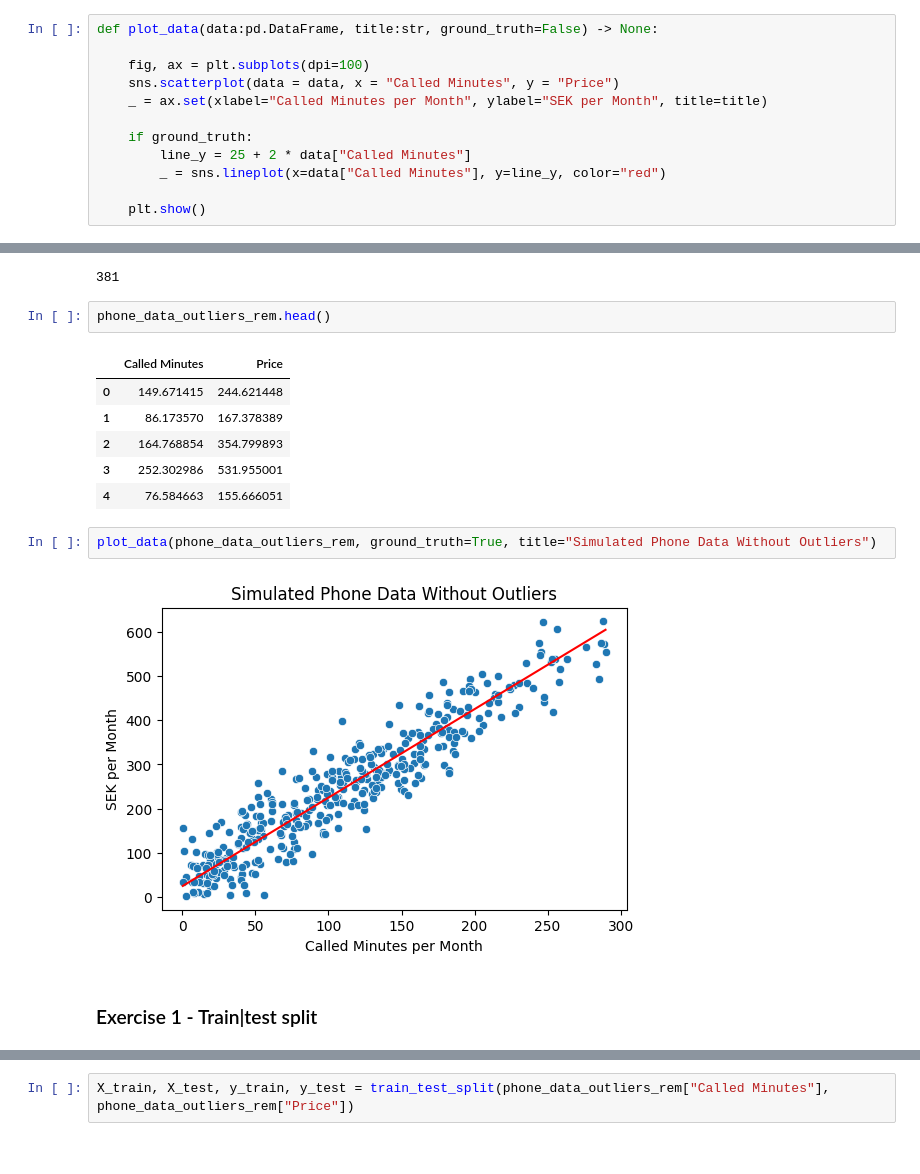
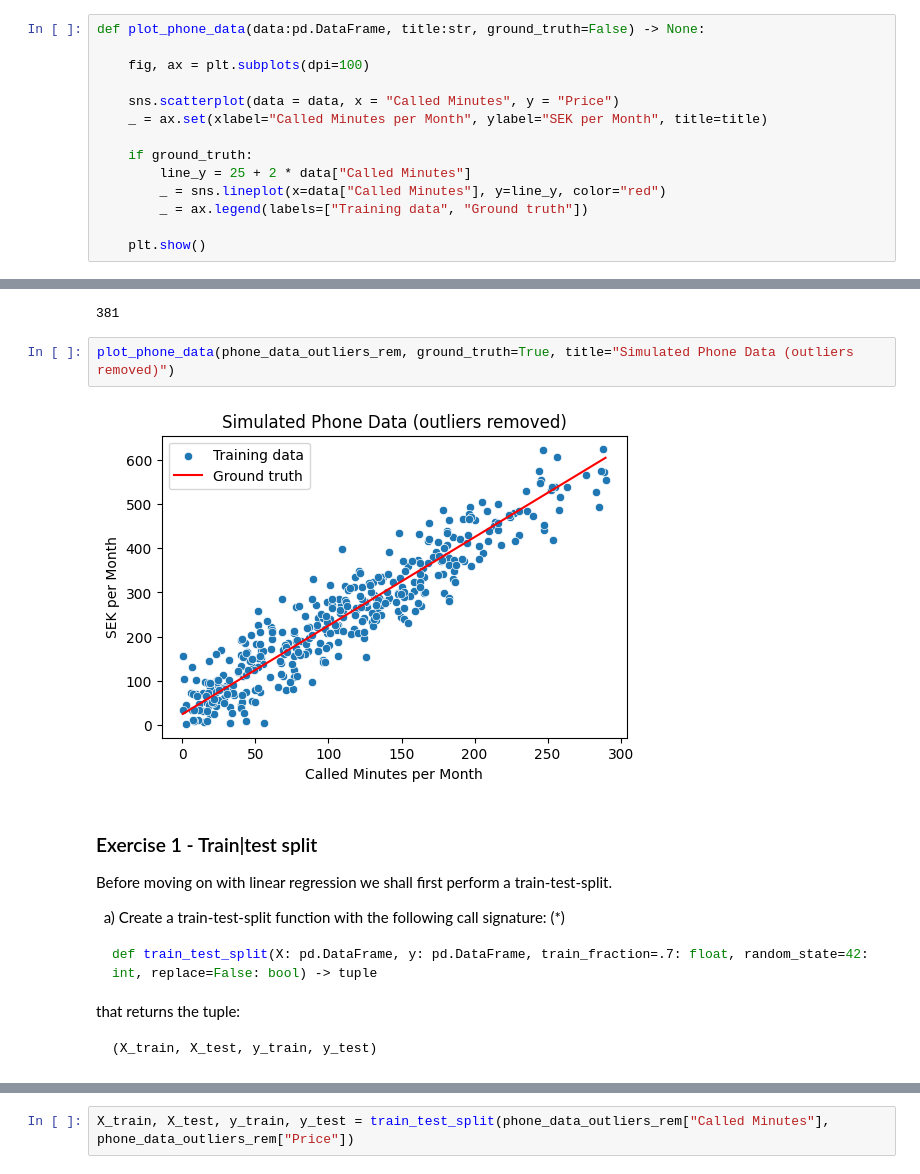
Before and after one commit to Anna-MariaSjolund/Machine-learning, a Jupyter notebook: exercises_0.ipynb, the cells around one changed output, grey strips where cells are left out. Cells and saved outputs as stored; diff of their text form.

````diff
--- a/exercises_0.ipynb
+++ b/exercises_0.ipynb
@@ -28,13 +41,15 @@ phone_data.head()
 # %%
-def plot_data(data:pd.DataFrame, title:str, ground_truth=False) -> None:
+def plot_phone_data(data:pd.DataFrame, title:str, ground_truth=False) -> None:
 
     fig, ax = plt.subplots(dpi=100)
+
     sns.scatterplot(data = data, x = "Called Minutes", y = "Price")
     _ = ax.set(xlabel="Called Minutes per Month", ylabel="SEK per Month", title=title)
 
     if ground_truth:
         line_y = 25 + 2 * data["Called Minutes"]
         _ = sns.lineplot(x=data["Called Minutes"], y=line_y, color="red")
+        _ = ax.legend(labels=["Training data", "Ground truth"])
 
     plt.show()
 # %%
@@ -61,20 +84,24 @@ phone_data_outliers_rem = phone_data[(phone_data["Called Minutes"] <= 300) & (ph
 len(phone_data_outliers_rem)
 # %% [output]
 381
-# %%
-phone_data_outliers_rem.head()
-# %% [output]
-|  | Called Minutes | Price |
-| 0 | 149.671415 | 244.621448 |
-| 1 | 86.173570 | 167.378389 |
-| 2 | 164.768854 | 354.799893 |
-| 3 | 252.302986 | 531.955001 |
-| 4 | 76.584663 | 155.666051 |
 # %%
-plot_data(phone_data_outliers_rem, ground_truth=True, title="Simulated Phone Data Without Outliers")
+plot_phone_data(phone_data_outliers_rem, ground_truth=True, title="Simulated Phone Data (outliers removed)")
 # %% [output]
-[figure, old version]
+[figure, new version]
-# %% [markdown]
-### Exercise 1 - Train|test split
+# %% [markdown]
+### Exercise 1 - Train|test split
+
+Before moving on with linear regression we shall first perform a train-test-split.
+
+&nbsp; a) Create a train-test-split function with the following call signature: (*)
+
+```py
+def train_test_split(X: pd.DataFrame, y: pd.DataFrame, train_fraction=.7: float, random_state=42: int, replace=False: bool) -> tuple
+```
+
+that returns the tuple:
+```
+(X_train, X_test, y_train, y_test)
+```
 # %%
 def train_test_split(X:pd.DataFrame, y:pd.DataFrame, train_fraction:float=.7, random_state:int=42, replace:bool=False) -> tuple:
````
Also changed, not shown: parts of 80 cells of this notebook.
